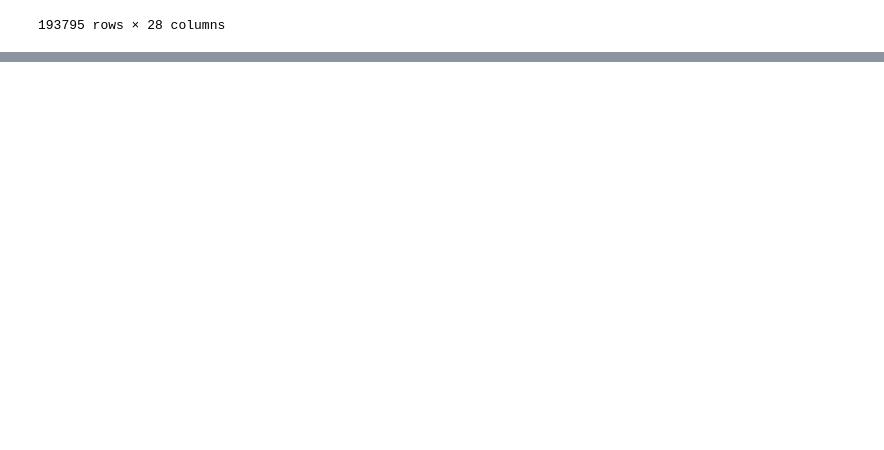
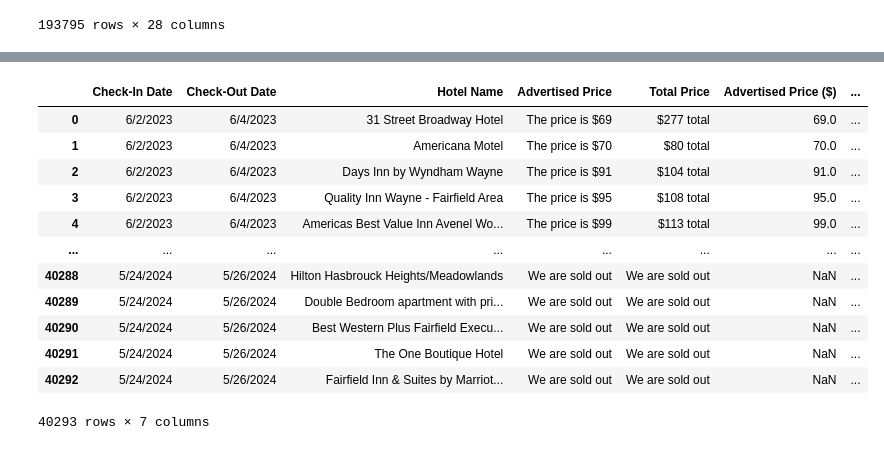
Before and after one commit to mvogel3/travel-guide-project3, a Jupyter notebook: exploratory_analysis.ipynb, the cells around one changed output, grey strips where cells are left out. Saved outputs shown, nothing was run; the diff lists cells and outputs as text; code cells hidden in the pictures; blank space fills up the shorter version.

```diff
--- a/exploratory_analysis.ipynb
+++ b/exploratory_analysis.ipynb
@@ -61,0 +183,20 @@ memory usage: 41.4+ MB
+# %%
+FT_copy = FAT_TAB.copy()
+# %%
+# df[df.columns[1:]] = df[df.columns[1:]].replace('[\$,]', '', regex=True).astype(float)
+FT_copy[['Advertised Price ($)', 'Total Price ($)']] = FT_copy[['Advertised Price ($)', 'Total Price ($)']].replace('[\$,]', '', regex=True).astype(float)
+FT_copy
+# %% [output]
+|  | Check-In Date | Check-Out Date | Hotel Name | Advertised Price | Total Price | Advertised Price ($) | ... |
+| 0 | 6/2/2023 | 6/4/2023 | 31 Street Broadway Hotel | The price is $69 | $277 total | 69.0 | ... |
+| 1 | 6/2/2023 | 6/4/2023 | Americana Motel | The price is $70 | $80 total | 70.0 | ... |
+| 2 | 6/2/2023 | 6/4/2023 | Days Inn by Wyndham Wayne | The price is $91 | $104 total | 91.0 | ... |
+| 3 | 6/2/2023 | 6/4/2023 | Quality Inn Wayne - Fairfield Area | The price is $95 | $108 total | 95.0 | ... |
+| 4 | 6/2/2023 | 6/4/2023 | Americas Best Value Inn Avenel Wo... | The price is $99 | $113 total | 99.0 | ... |
+| ... | ... | ... | ... | ... | ... | ... | ... |
+| 40288 | 5/24/2024 | 5/26/2024 | Hilton Hasbrouck Heights/Meadowlands | We are sold out | We are sold out | NaN | ... |
+| 40289 | 5/24/2024 | 5/26/2024 | Double Bedroom apartment with pri... | We are sold out | We are sold out | NaN | ... |
+| 40290 | 5/24/2024 | 5/26/2024 | Best Western Plus Fairfield Execu... | We are sold out | We are sold out | NaN | ... |
+| 40291 | 5/24/2024 | 5/26/2024 | The One Boutique Hotel | We are sold out | We are sold out | NaN | ... |
+| 40292 | 5/24/2024 | 5/26/2024 | Fairfield Inn & Suites by Marriot... | We are sold out | We are sold out | NaN | ... |
+40293 rows × 7 columns
```
Also changed, not shown: parts of 25 cells of this notebook, 8 other files.
